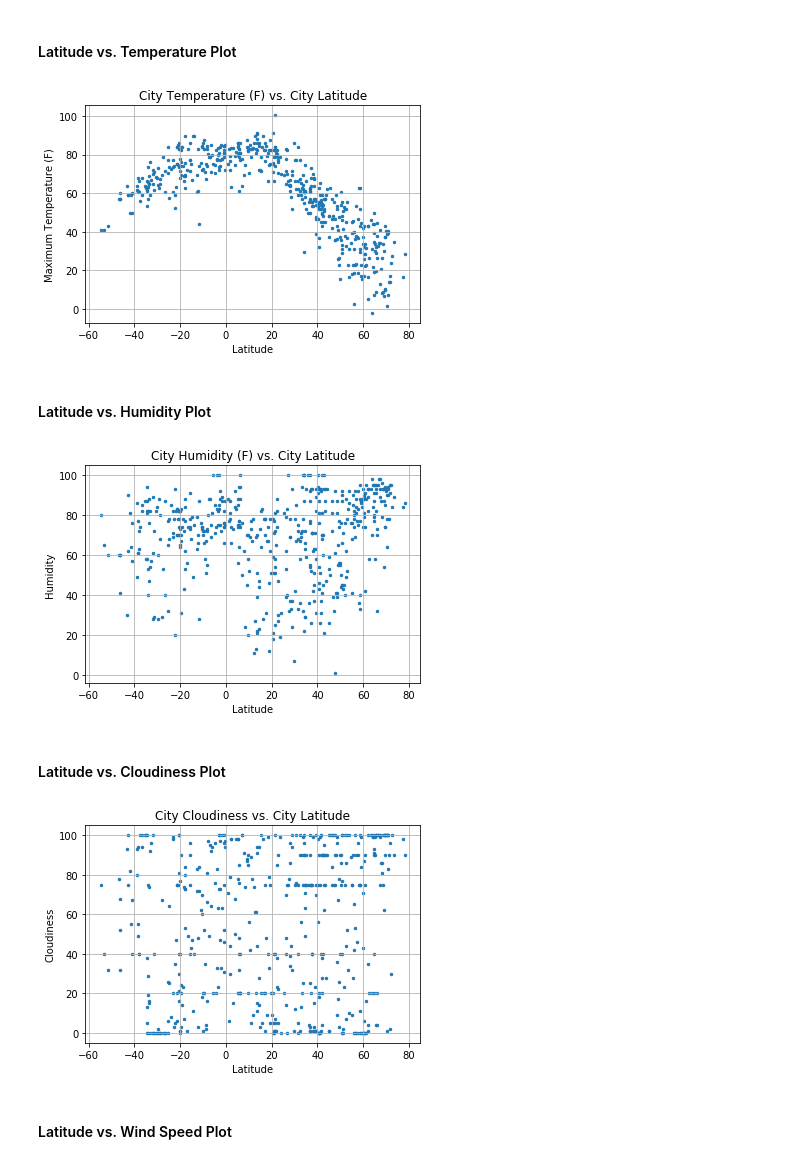
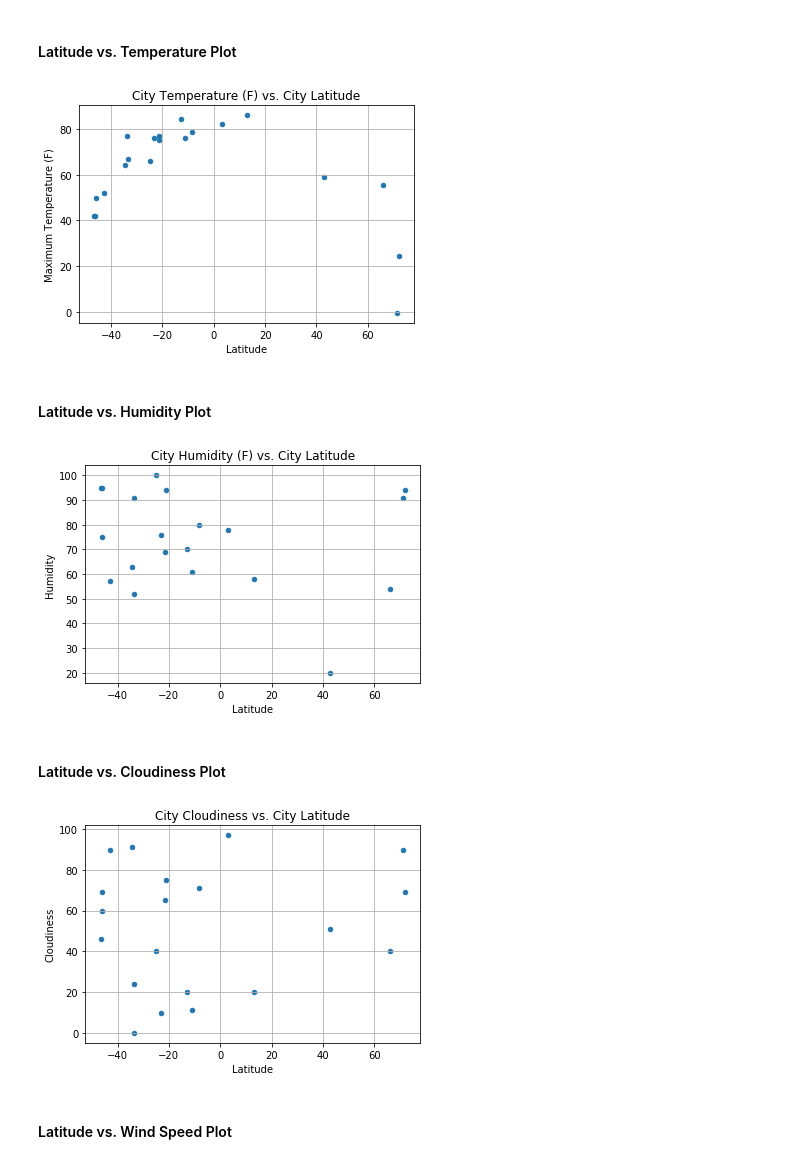
Before and after one commit to EMENGH/python-api-challenge, a Jupyter notebook: WeatherPy/WeatherPy.ipynb, the cells around one changed output. Drawn from its saved outputs; the diff is of its cells as text; code cells hidden in the pictures.

```diff
--- a/WeatherPy/WeatherPy.ipynb
+++ b/WeatherPy/WeatherPy.ipynb
@@ -77,7 +81,7 @@ city_ctr = 1
 
 # Create a loop to store each record in the allocated arrays. This process could have been done in one step
 # but to have clean code has been separated in getting the response first and then add it to the array.
-for city in cities[:560]:
+for city in cities[:20]:
      response = requests.get(query_url + city).json()
 
      try:
@@ -107,7 +111,7 @@ for city in cities[:560]:
         city_ctr += 1
 
         # create intervals of 1.2 between records to slow down the process from the api and avoid locking issues
-        time.sleep(1.2)
+        time.sleep(0.5)
 
      #if no record is found then print an error message and continue
      except:
@@ -172,20 +176,20 @@ city_data1.tail()
 # %% [markdown]
 #### Latitude vs. Temperature Plot
 # %%
-plt.scatter(city_data1["Lat"], city_data1["Max Temp"], marker="o", s=6)
+plt.scatter(city_data1["Lat"], city_data1["Max Temp"], marker="o", s=20)
 
 plt.title("City Temperature (F) vs. City Latitude")
 plt.ylabel("Maximum Temperature (F)")
 plt.xlabel("Latitude")
 plt.grid(True)
 plt.savefig("../output_data/Temperature_vs_Latitude.png")
 plt.show()
 # %% [output]
-[figure, old version]
+[figure, new version]
 # %% [markdown]
 #### Latitude vs. Humidity Plot
 # %%
-plt.scatter(city_data1["Lat"], city_data1["Humidity"], marker="o", s=6)
+plt.scatter(city_data1["Lat"], city_data1["Humidity"], marker="o", s=20)
 
 plt.title("City Humidity (F) vs. City Latitude")
 plt.ylabel("Humidity")
@@ -194,11 +198,14 @@ plt.grid(True)
 plt.savefig("../output_data/latitude_vs_humidity.png")
 plt.show()
 # %% [output]
-[figure, old version]
+[figure, new version]
 # %% [markdown]
 #### Latitude vs. Cloudiness Plot
 # %%
-plt.scatter(city_data1["Lat"], city_data1["Cloudiness"], marker="o", s=6)
+ts = time.gmtime(city_data1['Date'][0])
+datestr = time.strftime("%x",ts)
+
+plt.scatter(city_data1["Lat"], city_data1["Cloudiness"], marker="o", s=20)
 
 plt.title("City Cloudiness vs. City Latitude")
 plt.ylabel("Cloudiness")
@@ -207,7 +214,7 @@ plt.grid(True)
 plt.savefig("../output_data/latitude_vs_Cloudiness.png")
 plt.show()
 # %% [output]
-[figure, old version]
+[figure, new version]
 # %% [markdown]
 #### Latitude vs. Wind Speed Plot
 # %%
```
Also changed, not shown: parts of 7 cells of this notebook.
